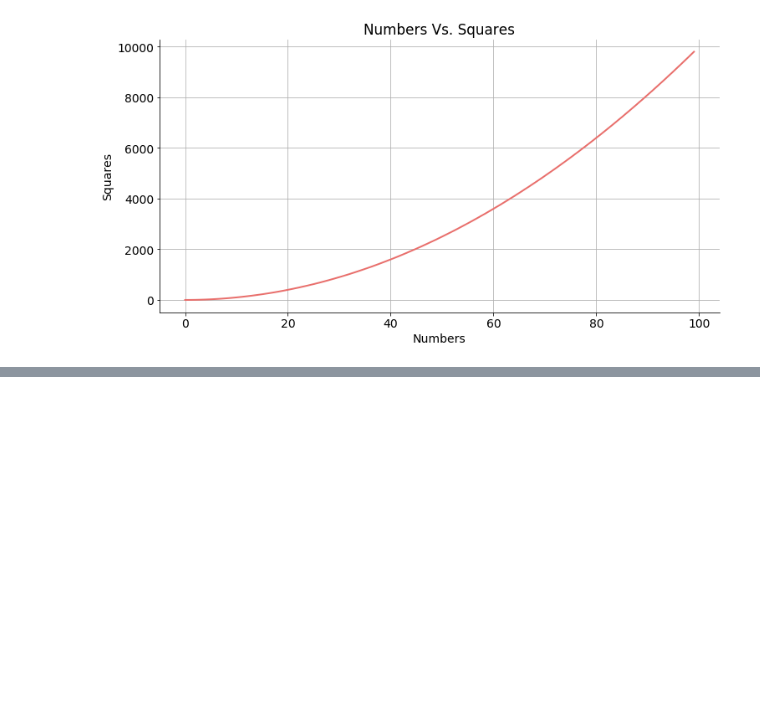
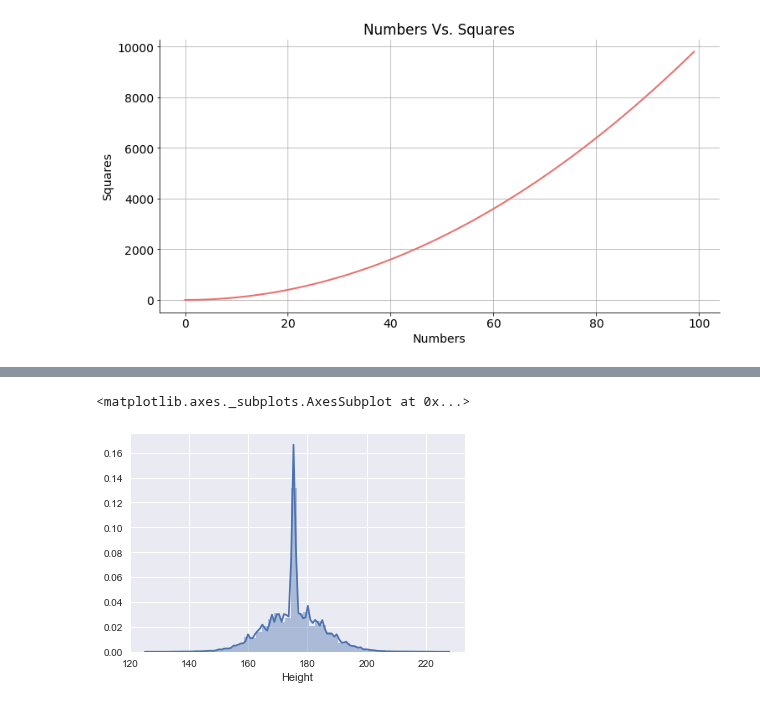
Before and after one commit to rc1208/rc1208.github.io, a Jupyter notebook: _jupyter/Introduction-to-Python.ipynb, the cells around one changed output, grey strips where cells are left out. Saved outputs shown, nothing was run; the diff lists cells and outputs as text; code cells hidden in the pictures; blank space fills up the shorter version.

```diff
--- a/_jupyter/Introduction-to-Python.ipynb
+++ b/_jupyter/Introduction-to-Python.ipynb
@@ -90,0 +98,3 @@ plt.show() #A plot to visualize the relation between numbers and their respectiv
+# %%
+import pandas as pd #import the pandas library
+data = pd.read_csv("120-years-of-olympic-history-athletes-and-results/athlete_events.csv") #read the csv file
@@ -90,0 +177,3 @@ plt.show() #A plot to visualize the relation between numbers and their respectiv
+# %%
+data.dropna(subset = ['Age'], inplace = True) #dropping the rows in where 'Age' == NA
+#the inplace = True makes sure that the changes are reflected to the original dataframe
@@ -90,0 +199,3 @@ plt.show() #A plot to visualize the relation between numbers and their respectiv
+# %%
+data['Height'].fillna(data['Height'].mean(), inplace = True) #replace with avg. height
+data['Weight'].fillna(data['Height'].mean(), inplace = True) #replace with avg. weight
@@ -90,0 +221,11 @@ plt.show() #A plot to visualize the relation between numbers and their respectiv
+# %%
+import seaborn as sns
+sns.set()
+# Disable warnings in Anaconda
+import warnings
+warnings.filterwarnings('ignore')
+# %%
+sns.distplot(data['Height'])
+# %% [output]
+<matplotlib.axes._subplots.AxesSubplot at 0x...>
+[figure, added]
```
Also changed, not shown: parts of 18 cells of this notebook, 7 other files.
